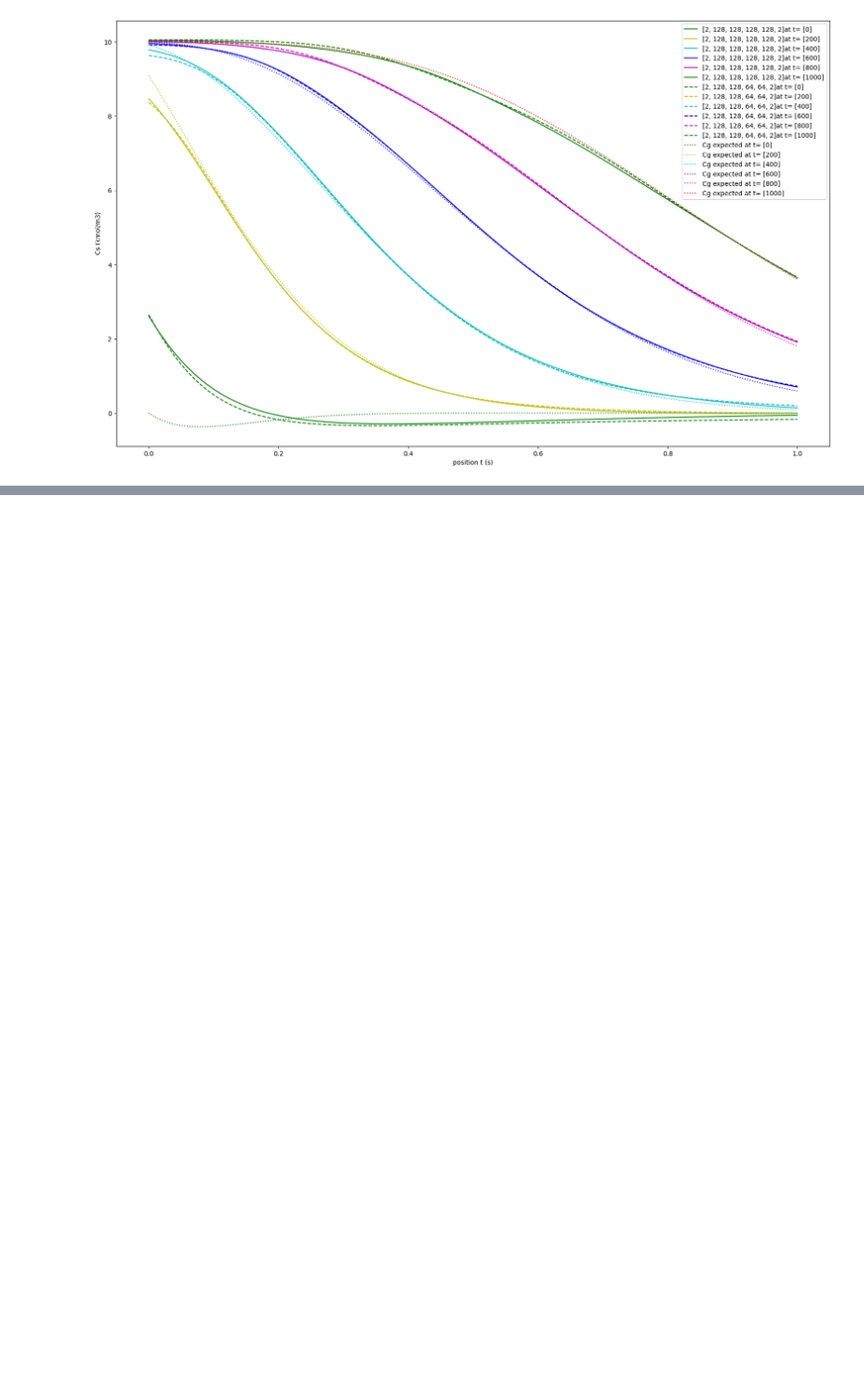
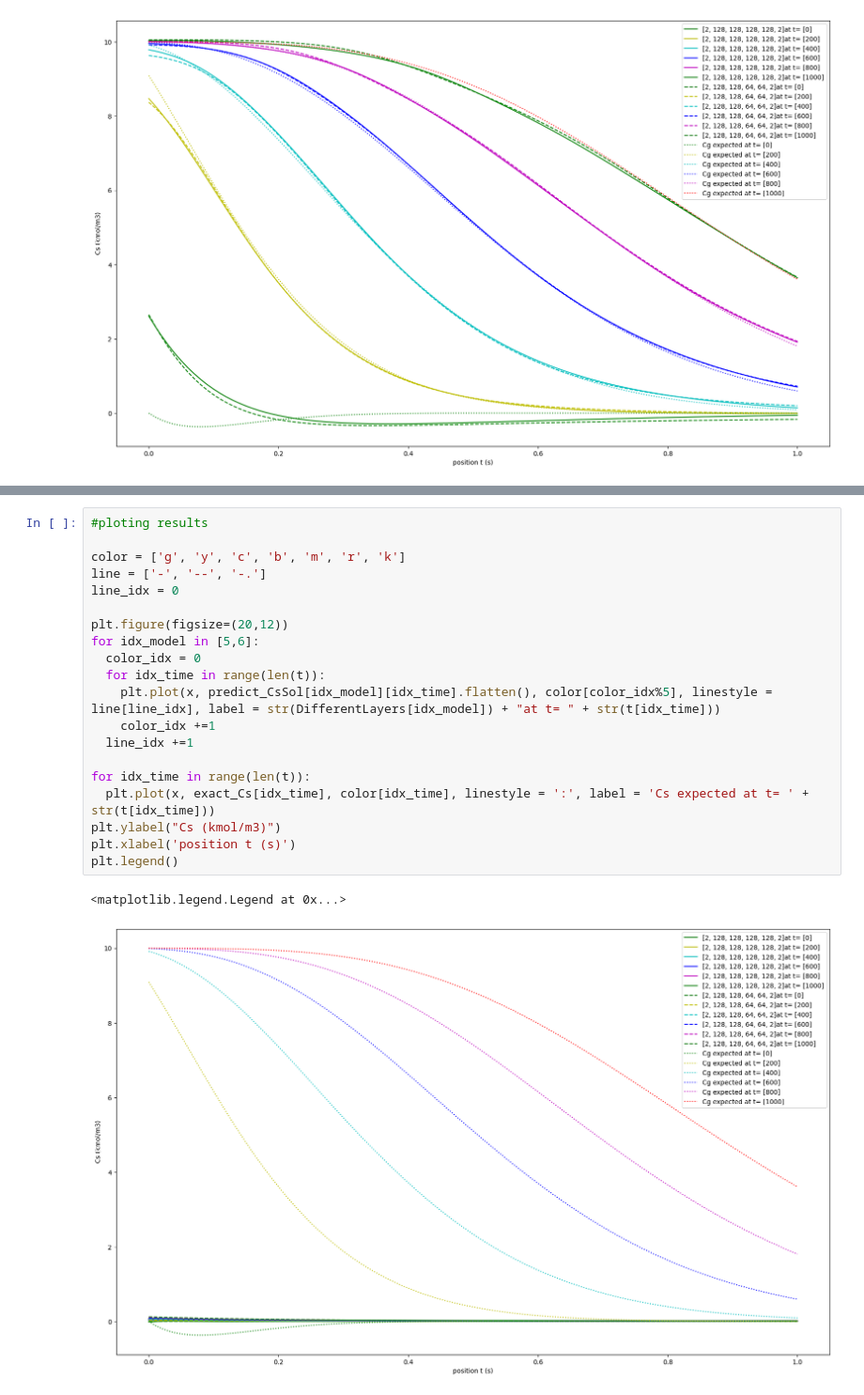
Before and after one commit to Giraud-Pierre/PINN_for_SEDMES, a Jupyter notebook: main/AdsorptionAnalyticalSol.ipynb, the cells around one changed output, grey strips where cells are left out. Shown at 94% size. Drawn from its saved outputs; the diff is of its cells as text; blank space fills up the shorter version.

```diff
--- a/main/AdsorptionAnalyticalSol.ipynb
+++ b/main/AdsorptionAnalyticalSol.ipynb
@@ -684,0 +1173,23 @@ plt.legend()
+# %%
+#ploting results
+
+color = ['g', 'y', 'c', 'b', 'm', 'r', 'k']
+line = ['-', '--', '-.']
+line_idx = 0
+
+plt.figure(figsize=(20,12))
+for idx_model in [5,6]:
+  color_idx = 0
+  for idx_time in range(len(t)):
+    plt.plot(x, predict_CsSol[idx_model][idx_time].flatten(), color[color_idx%5], linestyle = line[line_idx], label = str(DifferentLayers[idx_model]) + "at t= " + str(t[idx_time]))
+    color_idx +=1
+  line_idx +=1
+
+for idx_time in range(len(t)):
+  plt.plot(x, exact_Cs[idx_time], color[idx_time], linestyle = ':', label = 'Cs expected at t= ' + str(t[idx_time]))
+plt.ylabel("Cs (kmol/m3)")
+plt.xlabel('position t (s)')
+plt.legend()
+# %% [output]
+<matplotlib.legend.Legend at 0x...>
+[figure, added]
```
Also changed, not shown: parts of 16 cells of this notebook.
